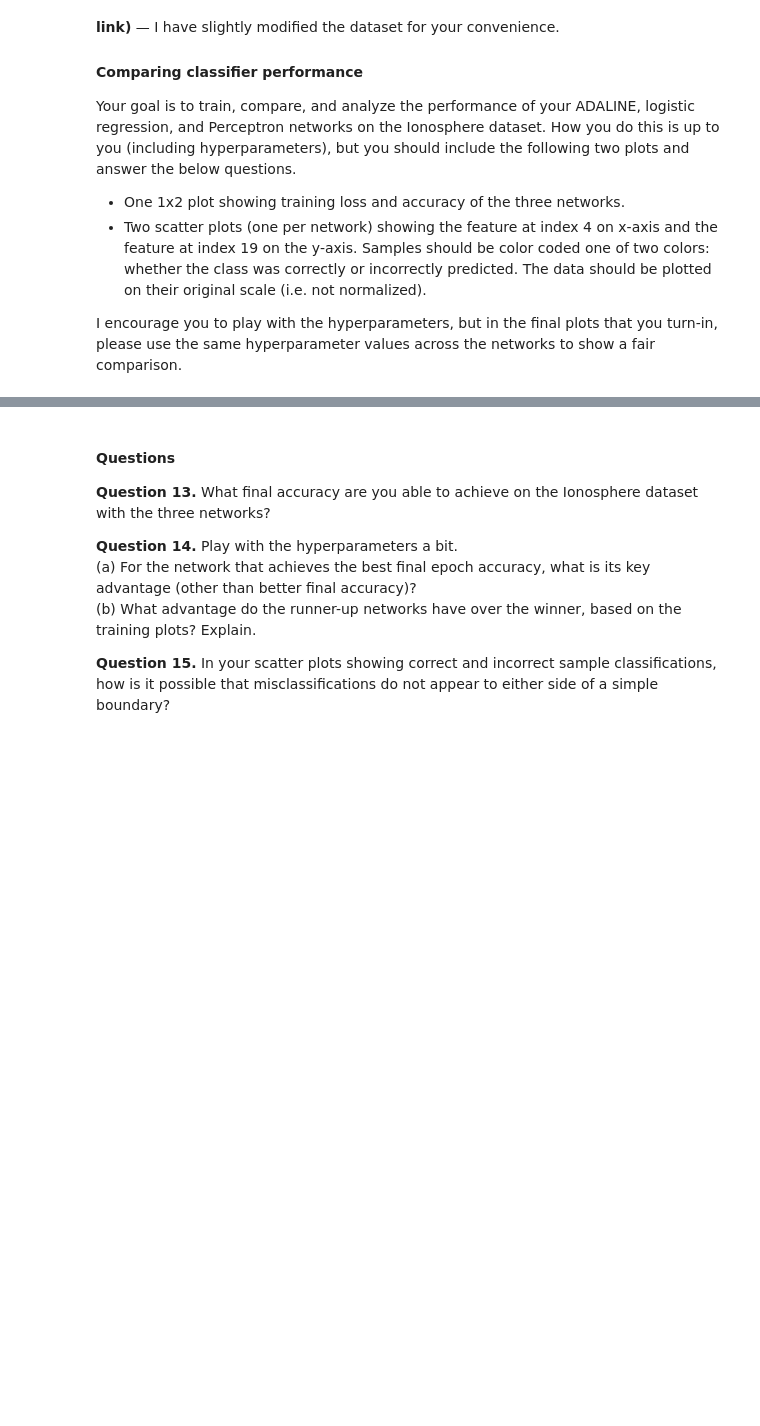
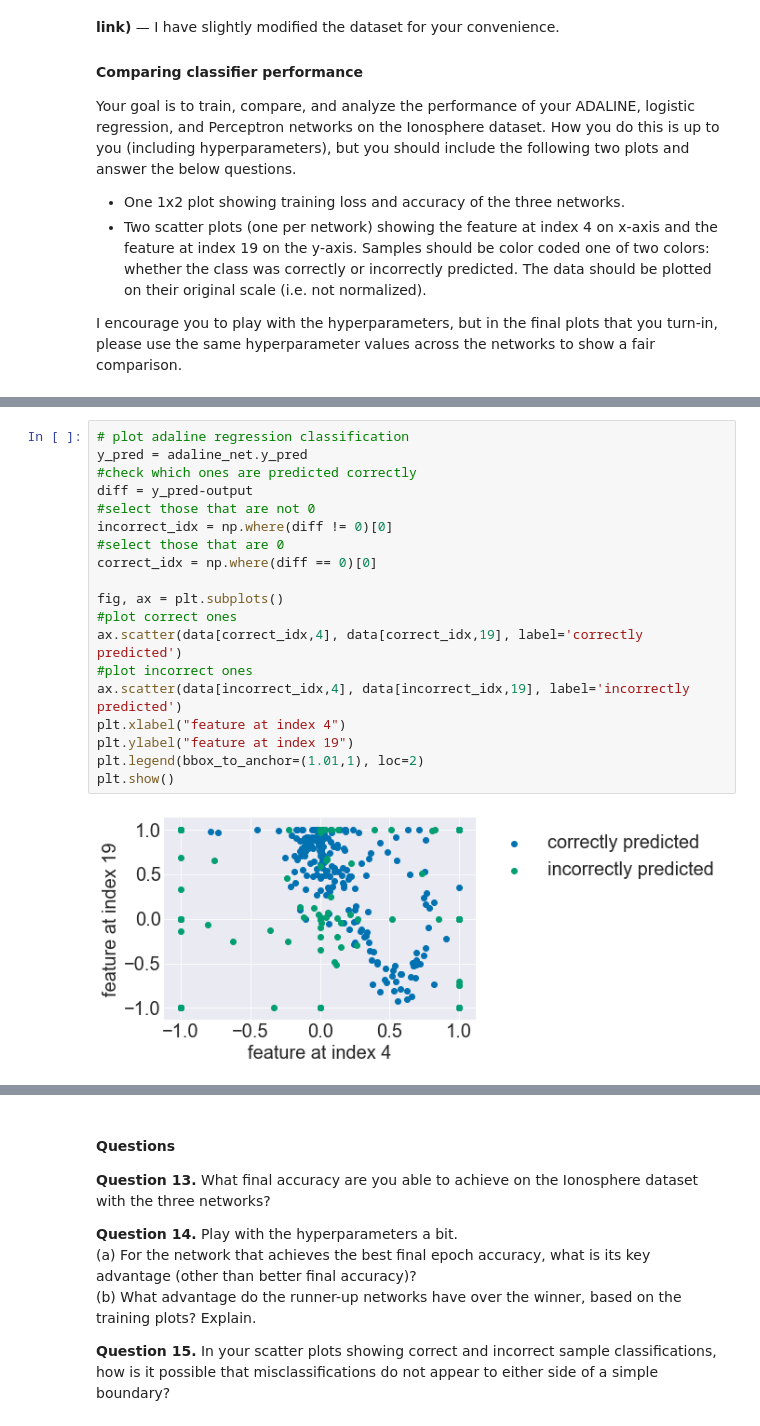
Before and after one commit to luhangsnn/neuralnetworks, a Jupyter notebook: proj1/classification_and_regression.ipynb, the cells around one changed output, grey strips where cells are left out. Saved outputs shown, nothing was run; the diff lists cells and outputs as text; blank space fills up the shorter version.

```diff
--- a/proj1/classification_and_regression.ipynb
+++ b/proj1/classification_and_regression.ipynb
@@ -361,0 +400,21 @@ KeyboardInterrupt:
+# %%
+# plot adaline regression classification
+y_pred = adaline_net.y_pred
+#check which ones are predicted correctly
+diff = y_pred-output
+#select those that are not 0
+incorrect_idx = np.where(diff != 0)[0]
+#select those that are 0
+correct_idx = np.where(diff == 0)[0]
+
+fig, ax = plt.subplots()
+#plot correct ones
+ax.scatter(data[correct_idx,4], data[correct_idx,19], label='correctly predicted')
+#plot incorrect ones
+ax.scatter(data[incorrect_idx,4], data[incorrect_idx,19], label='incorrectly predicted')
+plt.xlabel("feature at index 4")
+plt.ylabel("feature at index 19")
+plt.legend(bbox_to_anchor=(1.01,1), loc=2)
+plt.show()
+# %% [output]
+[figure, added]
```
Also changed, not shown: parts of 11 cells of this notebook, 1 other file.
